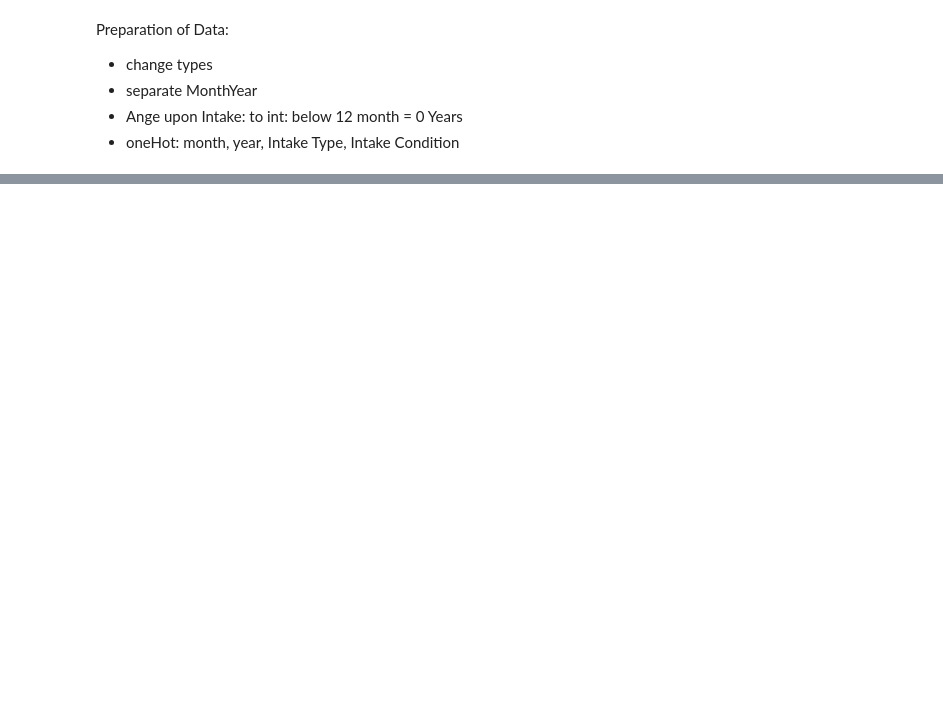
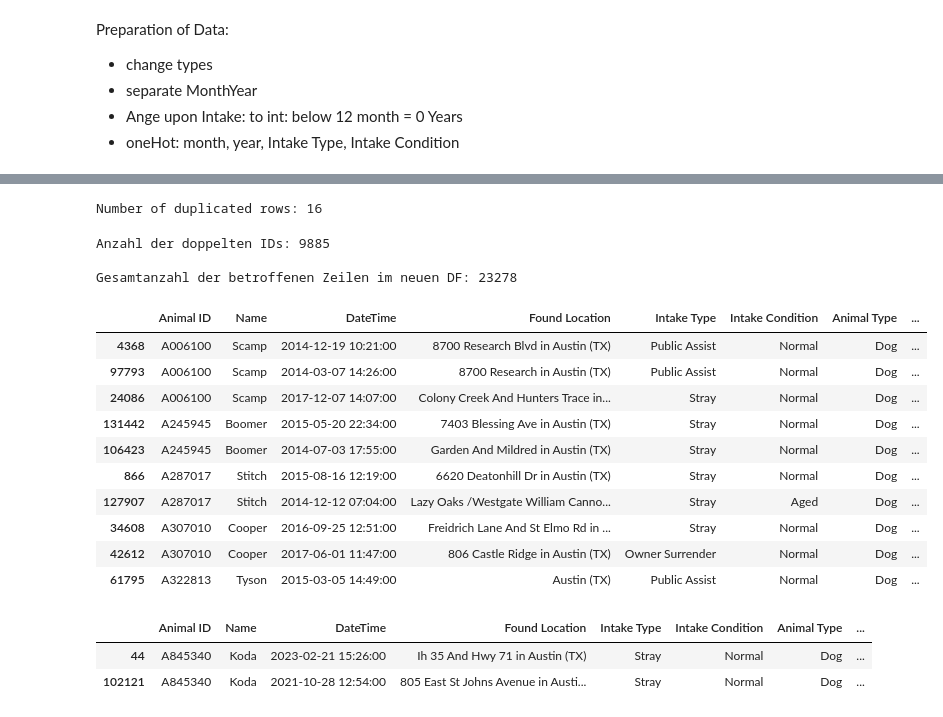
Before and after one commit to KKulmus/test, a Jupyter notebook: test.ipynb, the cells around one changed output, grey strips where cells are left out. Saved outputs shown, nothing was run; the diff lists cells and outputs as text; code cells hidden in the pictures; blank space fills up the shorter version.

```diff
--- a/test.ipynb
+++ b/test.ipynb
@@ -149,3 +180,12 @@ Name: MonthYear, dtype: str
 # %%
-#df_out[df_out["Animal ID"] == "A707375"]
+import string
+import numpy as np
+temp_series = df_dogs["Age upon Intake"].fillna("")
+numbers = temp_series.str.extract(r'(\d+)', expand = False).astype(float)
+ismonth = temp_series.str.contains('month', case=False, na=False)
+df_dogs['Age upon Intake'] = np.where(
+    ismonth,
+    numbers,                # Wenn Monat: Behalte die Zahl
+    numbers * 12            # Wenn Jahr: Multipliziere mit 12
+)
 # %%
@@ -154,0 +208,41 @@ pandas.Series
+# %%
+#find duplicates
+duplicates_mask = df_dogs.duplicated()
+print(f"Number of duplicated rows: {duplicates_mask.sum()}")
+df_dogs = df_dogs.drop_duplicates()
+# %% [output]
+Number of duplicated rows: 16
+# %%
+# 1. Find all IDs, which occur mor than once
+# group by 'Animal ID' and count occurances
+id_counts = df_dogs['Animal ID'].value_counts()
+
+# filter only IDs which occur more than 1
+duplicate_ids = id_counts[id_counts > 1].index
+
+print(f"Number of at least doubled IDs: {len(duplicate_ids)}")
+
+# 2. create new dataframe with all rows having these doubled IDs (original and copy)
+df_duplicates = df_dogs[df_dogs['Animal ID'].isin(duplicate_ids)].copy()
+
+# 3. Sort
+df_duplicates = df_duplicates.sort_values('Animal ID')
+
+# 4. show result
+print(f"\nNumber of rows in new df: {len(df_duplicates)}")
+display(df_duplicates.head(10)) # Zeige die ersten 10 Zeilen
+# %% [output]
+Anzahl der doppelten IDs: 9885
+
+Gesamtanzahl der betroffenen Zeilen im neuen DF: 23278
+|  | Animal ID | Name | DateTime | Found Location | Intake Type | Intake Condition | Animal Type | ... |
+| 4368 | A006100 | Scamp | 2014-12-19 10:21:00 | 8700 Research Blvd in Austin (TX) | Public Assist | Normal | Dog | ... |
+| 97793 | A006100 | Scamp | 2014-03-07 14:26:00 | 8700 Research in Austin (TX) | Public Assist | Normal | Dog | ... |
+| 24086 | A006100 | Scamp | 2017-12-07 14:07:00 | Colony Creek And Hunters Trace in... | Stray | Normal | Dog | ... |
+| 131442 | A245945 | Boomer | 2015-05-20 22:34:00 | 7403 Blessing Ave in Austin (TX) | Stray | Normal | Dog | ... |
+| 106423 | A245945 | Boomer | 2014-07-03 17:55:00 | Garden And Mildred in Austin (TX) | Stray | Normal | Dog | ... |
+| 866 | A287017 | Stitch | 2015-08-16 12:19:00 | 6620 Deatonhill Dr in Austin (TX) | Stray | Normal | Dog | ... |
+| 127907 | A287017 | Stitch | 2014-12-12 07:04:00 | Lazy Oaks /Westgate William Canno... | Stray | Aged | Dog | ... |
+| 34608 | A307010 | Cooper | 2016-09-25 12:51:00 | Freidrich Lane And St Elmo Rd in ... | Stray | Normal | Dog | ... |
+| 42612 | A307010 | Cooper | 2017-06-01 11:47:00 | 806 Castle Ridge in Austin (TX) | Owner Surrender | Normal | Dog | ... |
+| 61795 | A322813 | Tyson | 2015-03-05 14:49:00 | Austin (TX) | Public Assist | Normal | Dog | ... |
@@ -154,0 +267,6 @@ pandas.Series
+# %%
+df_dogs[df_dogs["Animal ID"] == "A845340"]
+# %% [output]
+|  | Animal ID | Name | DateTime | Found Location | Intake Type | Intake Condition | Animal Type | ... |
+| 44 | A845340 | Koda | 2023-02-21 15:26:00 | Ih 35 And Hwy 71 in Austin (TX) | Stray | Normal | Dog | ... |
+| 102121 | A845340 | Koda | 2021-10-28 12:54:00 | 805 East St Johns Avenue in Austi... | Stray | Normal | Dog | ... |
```
Also changed, not shown: parts of 18 cells of this notebook.
